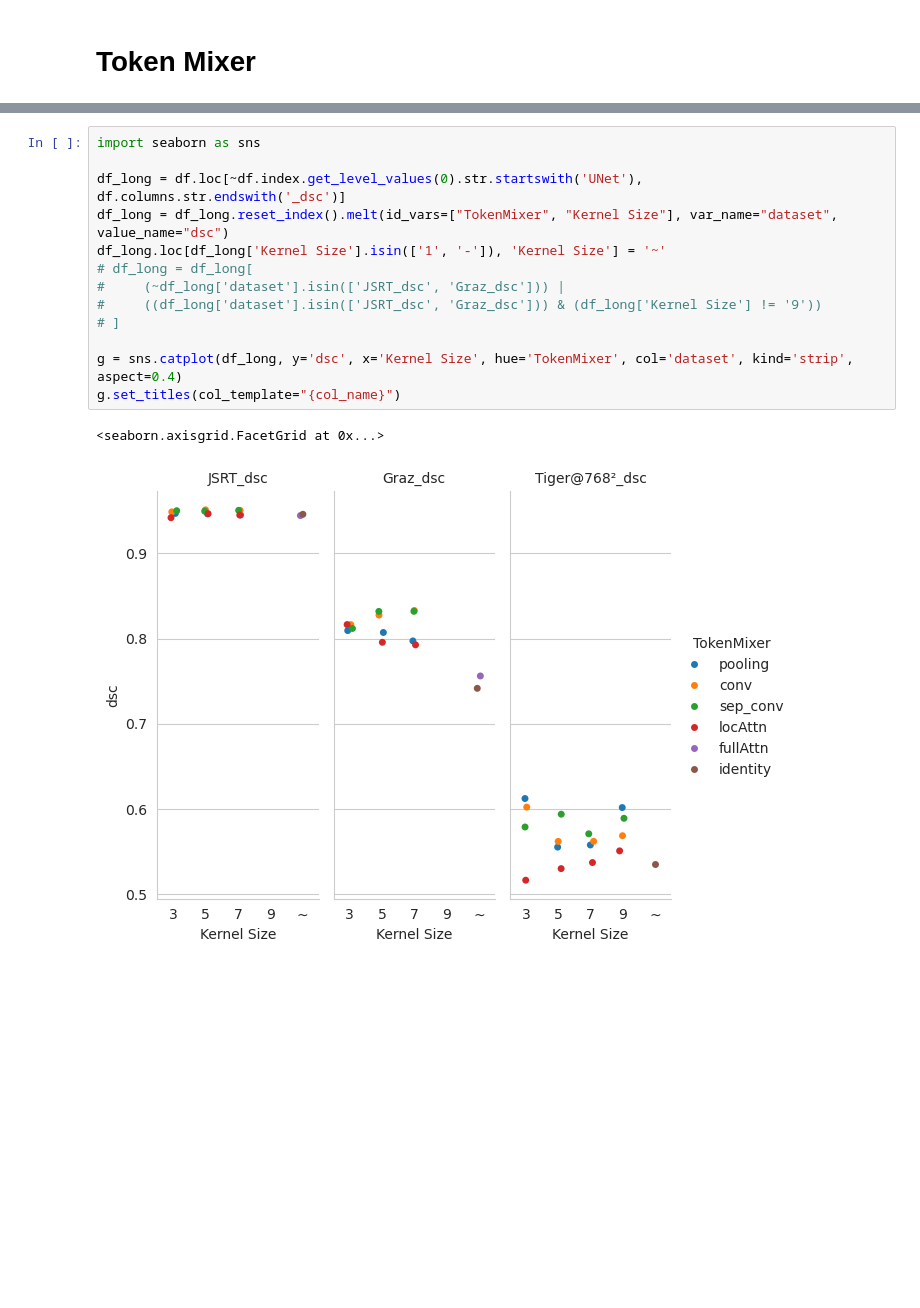
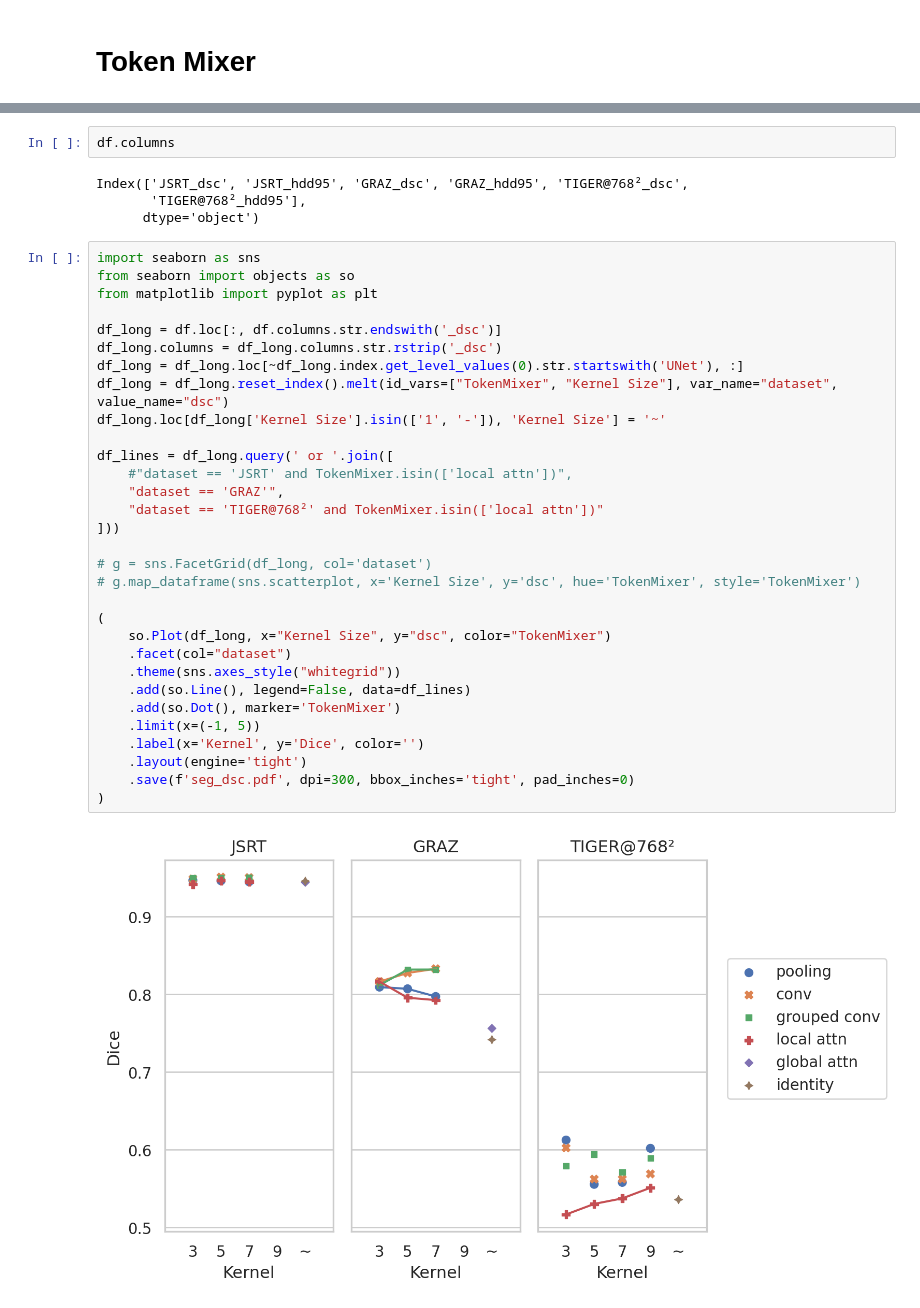
Before and after one commit to multimodallearning/MetaFormerMedImaging, a Jupyter notebook: eval/create_ranking_segmentation.ipynb, the cells around one changed output, grey strips where cells are left out. Cells and saved outputs as stored; diff of their text form; blank space fills up the shorter version.

```diff
--- a/eval/create_ranking_segmentation.ipynb
+++ b/eval/create_ranking_segmentation.ipynb
@@ -131,20 +131,43 @@ fullAttn    13.000000
 dtype: float64
+# %%
+df.columns
+# %% [output]
+Index(['JSRT_dsc', 'JSRT_hdd95', 'GRAZ_dsc', 'GRAZ_hdd95', 'TIGER@768²_dsc',
+       'TIGER@768²_hdd95'],
+      dtype='object')
 # %%
 import seaborn as sns
+from seaborn import objects as so
+from matplotlib import pyplot as plt
 
-df_long = df.loc[~df.index.get_level_values(0).str.startswith('UNet'), df.columns.str.endswith('_dsc')]
+df_long = df.loc[:, df.columns.str.endswith('_dsc')]
+df_long.columns = df_long.columns.str.rstrip('_dsc')
+df_long = df_long.loc[~df_long.index.get_level_values(0).str.startswith('UNet'), :]
 df_long = df_long.reset_index().melt(id_vars=["TokenMixer", "Kernel Size"], var_name="dataset", value_name="dsc")
 df_long.loc[df_long['Kernel Size'].isin(['1', '-']), 'Kernel Size'] = '~'
-# df_long = df_long[
-#     (~df_long['dataset'].isin(['JSRT_dsc', 'Graz_dsc'])) |
-#     ((df_long['dataset'].isin(['JSRT_dsc', 'Graz_dsc'])) & (df_long['Kernel Size'] != '9'))
-# ]
 
-g = sns.catplot(df_long, y='dsc', x='Kernel Size', hue='TokenMixer', col='dataset', kind='strip', aspect=0.4)
-g.set_titles(col_template="{col_name}")
+df_lines = df_long.query(' or '.join([
+    #"dataset == 'JSRT' and TokenMixer.isin(['local attn'])",
+    "dataset == 'GRAZ'",
+    "dataset == 'TIGER@768²' and TokenMixer.isin(['local attn'])"
+]))
+
+# g = sns.FacetGrid(df_long, col='dataset')
+# g.map_dataframe(sns.scatterplot, x='Kernel Size', y='dsc', hue='TokenMixer', style='TokenMixer')
+
+(
+    so.Plot(df_long, x="Kernel Size", y="dsc", color="TokenMixer")
+    .facet(col="dataset")
+    .theme(sns.axes_style("whitegrid"))
+    .add(so.Line(), legend=False, data=df_lines)
+    .add(so.Dot(), marker='TokenMixer')
+    .limit(x=(-1, 5))
+    .label(x='Kernel', y='Dice', color='')
+    .layout(engine='tight')
+    .save(f'seg_dsc.pdf', dpi=300, bbox_inches='tight', pad_inches=0)
+)
 # %% [output]
-<seaborn.axisgrid.FacetGrid at 0x...>
-[figure, old version]
+[figure, new version]
 # %%
 df_print = df.loc[:, df.columns.str.endswith('_dsc')]
 df_print = df_print.rename(columns=lambda s: s[:-4])
```
Also changed, not shown: parts of 5 cells of this notebook, 5 other files.
